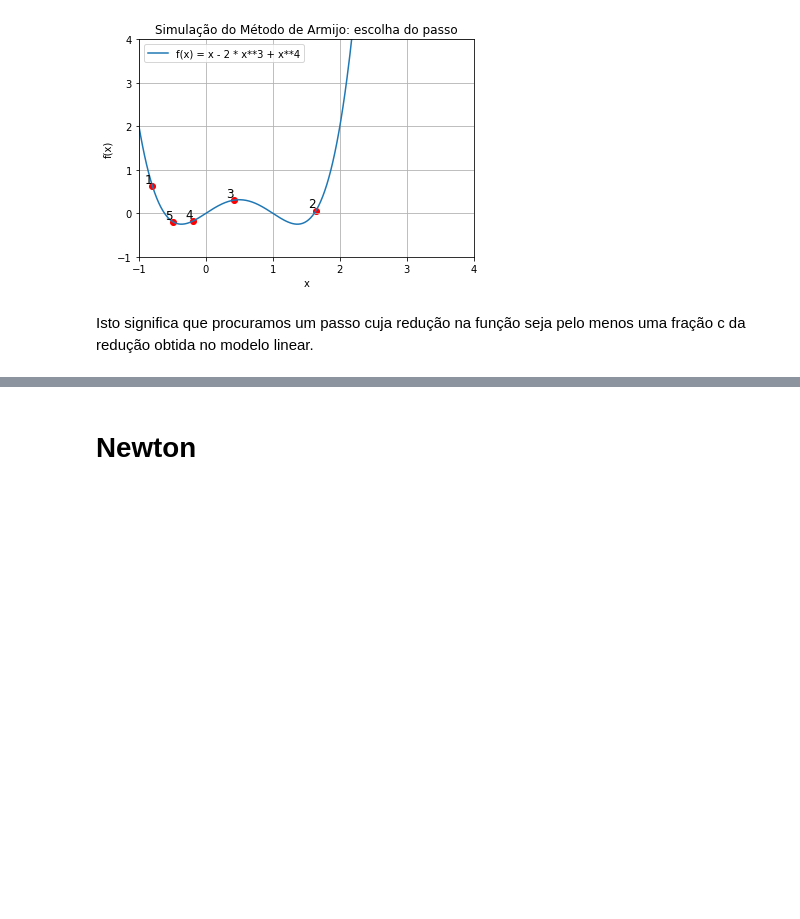
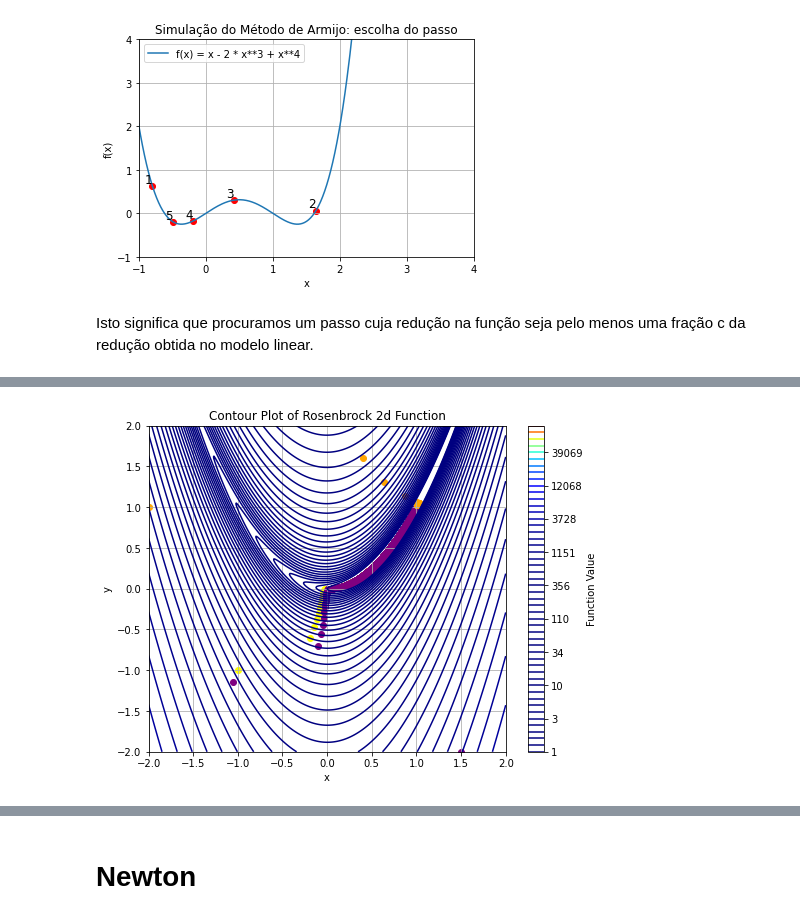
Before and after one commit to PedroSiqueira1/OptimizationMethods, a Jupyter notebook: src/notebooks/lista3.ipynb, the cells around one changed output, grey strips where cells are left out. Drawn from its saved outputs; the diff is of its cells as text; code cells hidden in the pictures; blank space fills up the shorter version.

```diff
--- a/src/notebooks/lista3.ipynb
+++ b/src/notebooks/lista3.ipynb
@@ -179,0 +319,12 @@ plt.show()
+# %%
+x0 = [0, 0]
+sol1 = gradient_method(grad_rosenbrock, 0.001, x0, max_iter=10000)
+
+x0 = [-1, -1]
+sol2 = gradient_method(grad_rosenbrock, 0.001, x0, max_iter=10000)
+
+x0 = [1.5, -2]
+sol3 = gradient_method(grad_rosenbrock, 0.001, x0, max_iter=10000)
+
+x0 = [-2,  1]
+sol4 = gradient_method(grad_rosenbrock, 0.001, x0, max_iter=10000)
@@ -179,0 +368,39 @@ plt.show()
+# %%
+from matplotlib.animation import FuncAnimation
+fig, ax = plt.subplots(figsize=(8, 6))
+
+x = np.linspace(-2, 2, 400)
+y = np.linspace(-2, 2, 400)
+X, Y = np.meshgrid(x, y)
+Z = rosenbrock([X, Y],2)
+# Drawing the contour plot
+plt.contour(X, Y, Z, levels=np.logspace(0, 5, 50), cmap='jet')
+
+plt.xlabel('x')
+plt.ylabel('y')
+plt.title('Contour Plot of Rosenbrock 2d Function')
+plt.colorbar(label='Function Value')
+plt.grid(True)
+
+ac = ax.scatter([], [], color='red')
+bc = ax.scatter([], [], color='yellow')
+cc = ax.scatter([], [], color='purple')
+dc = ax.scatter([], [], color='orange')
+
+
+num_frames = 100
+step = max(1, len(sol1[2]) // num_frames)
+
+def plot_solution(frame):
+    frame_index = frame * step
+    ac.set_offsets(sol1[2][:frame_index+1])
+    bc.set_offsets(sol2[2][:frame_index+1])
+    cc.set_offsets(sol3[2][:frame_index+1])
+    dc.set_offsets(sol4[2][:frame_index+1])
+    return ac,
+    # Creating a grid of points
+
+anim = FuncAnimation(fig, plot_solution, frames=num_frames, interval=50, blit=True)
+anim.save('Rosenbrock_animation.gif', writer='pillow', fps=1)
+# %% [output]
+[figure, added]
```
Also changed, not shown: parts of 29 cells of this notebook.
